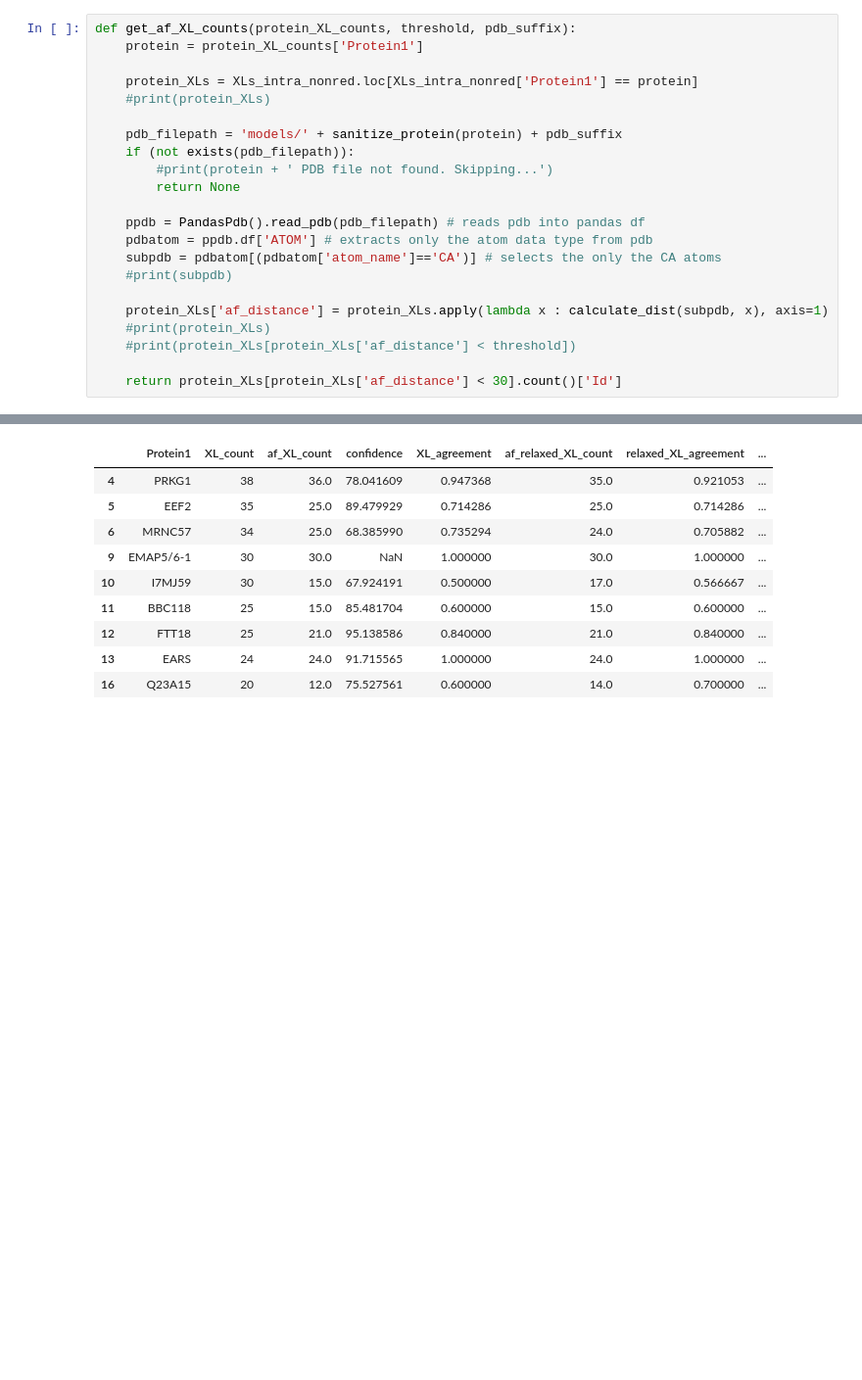
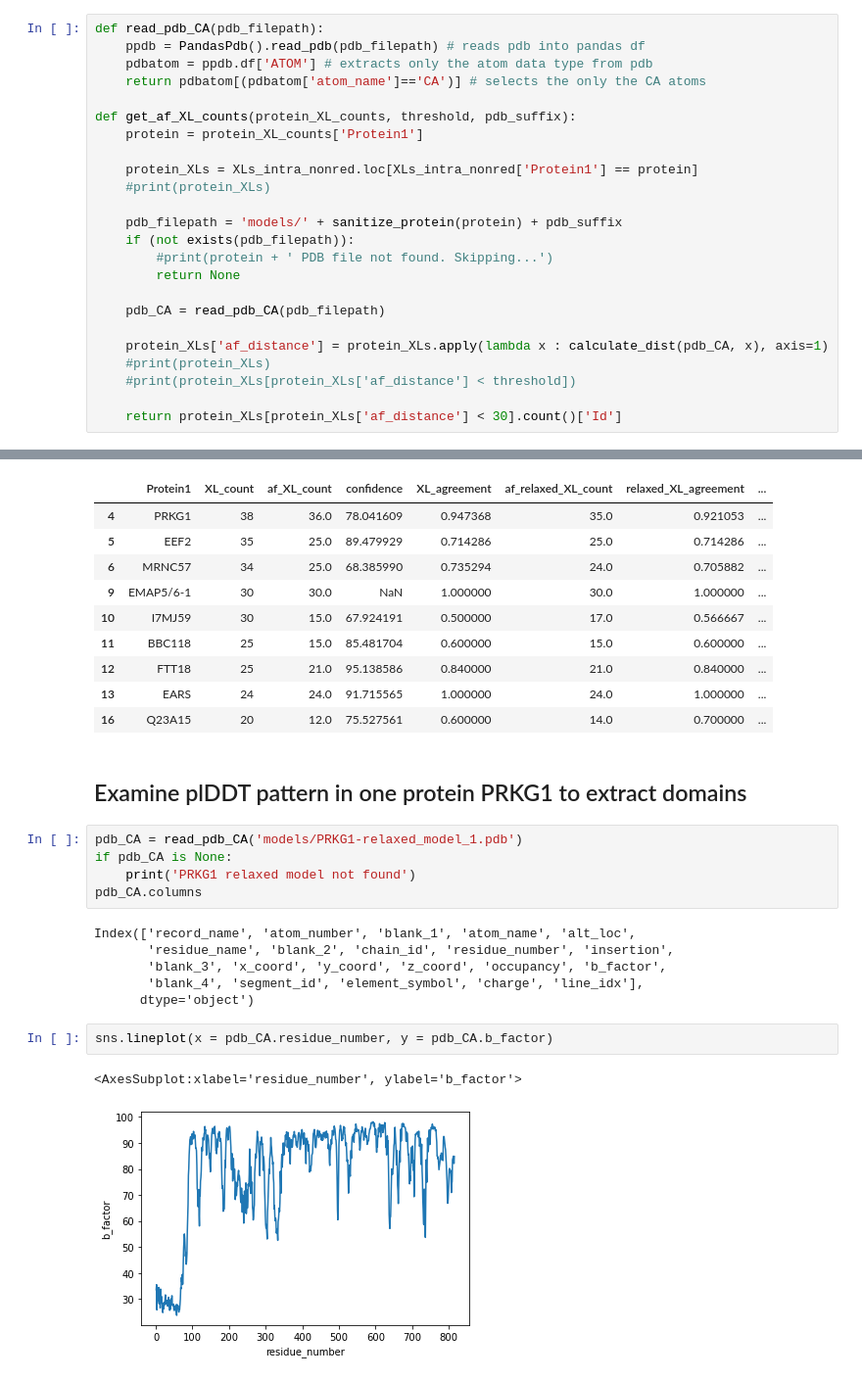
Before and after one commit to epenning/crosslinking, a Jupyter notebook: compare_crosslinks.ipynb, the cells around one changed output, grey strips where cells are left out. Shown at 98% size. Cells and saved outputs as stored; diff of their text form; blank space fills up the shorter version.

Commit message:
WIP trying to see how to split domains

```diff
--- a/compare_crosslinks.ipynb
+++ b/compare_crosslinks.ipynb
@@ -62,6 +62,11 @@ See the caveats in the documentation: https://pandas.pydata.org/pandas-docs/stab
 # Extract XL counts
 intra_XL_counts = XLs_intra_nonred['Protein1'].value_counts().reset_index().rename(columns = {'index': 'Protein1', 'Protein1': 'XL_count'})
 # %%
+def read_pdb_CA(pdb_filepath):
+    ppdb = PandasPdb().read_pdb(pdb_filepath) # reads pdb into pandas df
+    pdbatom = ppdb.df['ATOM'] # extracts only the atom data type from pdb
+    return pdbatom[(pdbatom['atom_name']=='CA')] # selects the only the CA atoms
+
 def get_af_XL_counts(protein_XL_counts, threshold, pdb_suffix):
     protein = protein_XL_counts['Protein1']
 
@@ -73,12 +78,9 @@ def get_af_XL_counts(protein_XL_counts, threshold, pdb_suffix):
         #print(protein + ' PDB file not found. Skipping...')
         return None
 
-    ppdb = PandasPdb().read_pdb(pdb_filepath) # reads pdb into pandas df
-    pdbatom = ppdb.df['ATOM'] # extracts only the atom data type from pdb
-    subpdb = pdbatom[(pdbatom['atom_name']=='CA')] # selects the only the CA atoms
-    #print(subpdb)
+    pdb_CA = read_pdb_CA(pdb_filepath)
 
-    protein_XLs['af_distance'] = protein_XLs.apply(lambda x : calculate_dist(subpdb, x), axis=1)
+    protein_XLs['af_distance'] = protein_XLs.apply(lambda x : calculate_dist(pdb_CA, x), axis=1)
     #print(protein_XLs)
     #print(protein_XLs[protein_XLs['af_distance'] < threshold])
 
@@ -172,3 +174,21 @@ intra_XL_counts[intra_XL_counts['af_relaxed_XL_count'].notnull()]
 | 12 | FTT18 | 25 | 21.0 | 95.138586 | 0.840000 | 21.0 | 0.840000 | ... |
 | 13 | EARS | 24 | 24.0 | 91.715565 | 1.000000 | 24.0 | 1.000000 | ... |
 | 16 | Q23A15 | 20 | 12.0 | 75.527561 | 0.600000 | 14.0 | 0.700000 | ... |
+# %% [markdown]
+## Examine plDDT pattern in one protein PRKG1 to extract domains
+# %%
+pdb_CA = read_pdb_CA('models/PRKG1-relaxed_model_1.pdb')
+if pdb_CA is None:
+    print('PRKG1 relaxed model not found')
+pdb_CA.columns
+# %% [output]
+Index(['record_name', 'atom_number', 'blank_1', 'atom_name', 'alt_loc',
+       'residue_name', 'blank_2', 'chain_id', 'residue_number', 'insertion',
+       'blank_3', 'x_coord', 'y_coord', 'z_coord', 'occupancy', 'b_factor',
+       'blank_4', 'segment_id', 'element_symbol', 'charge', 'line_idx'],
+      dtype='object')
+# %%
+sns.lineplot(x = pdb_CA.residue_number, y = pdb_CA.b_factor)
+# %% [output]
+<AxesSubplot:xlabel='residue_number', ylabel='b_factor'>
+[figure, added]
```
Also changed, not shown: parts of 1 cell of this notebook, 1 other file.
